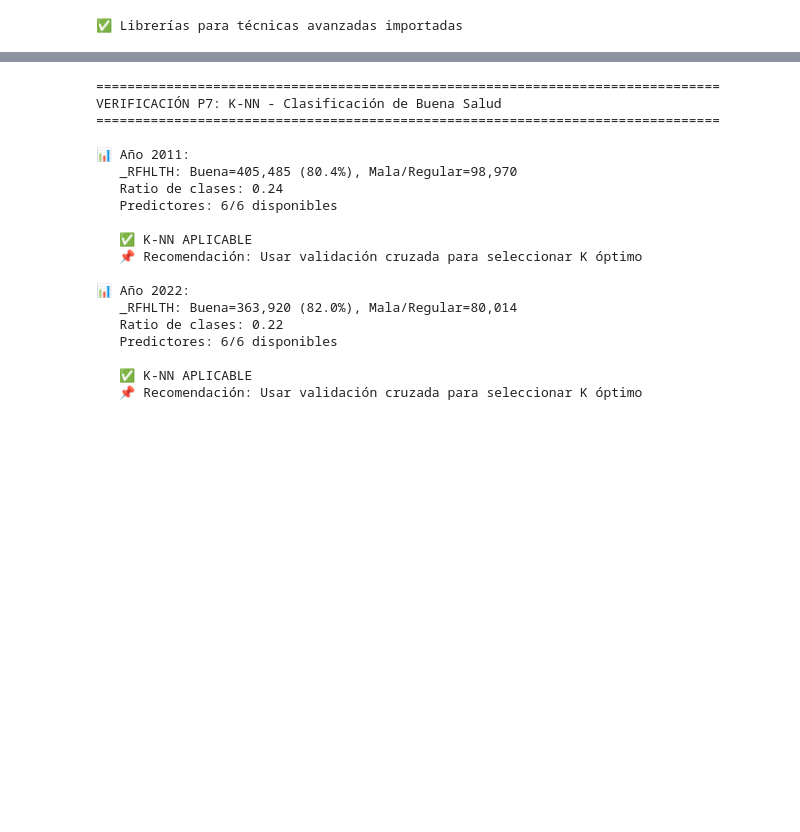
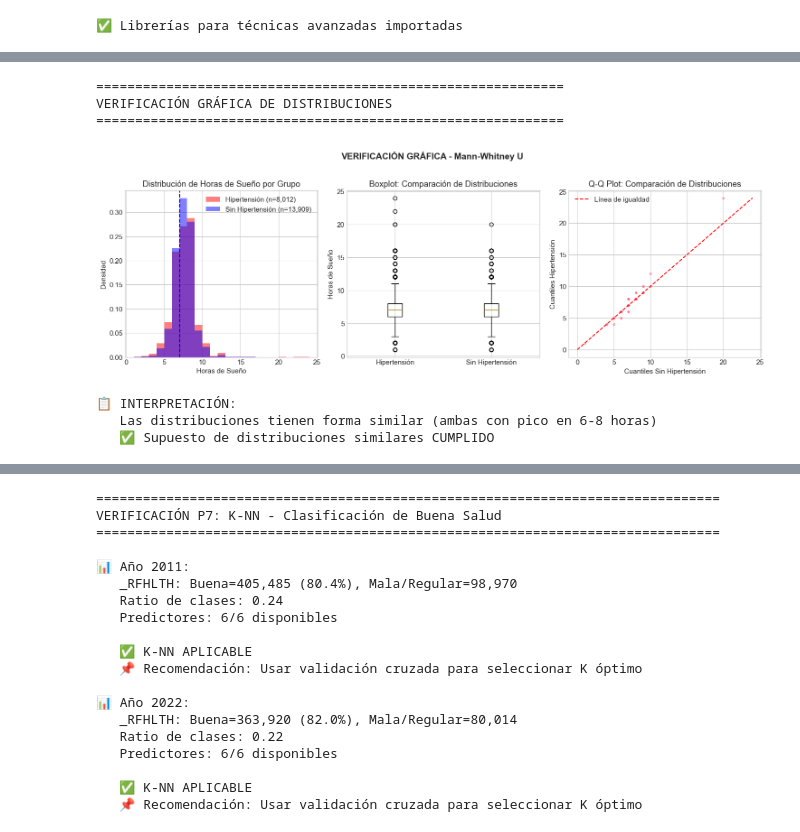
Before and after one commit to MaureenSales/Proyecto-de-Estadistica, a Jupyter notebook: BRFSS_2011_2022_Analysis.ipynb, the cells around one changed output, grey strips where cells are left out. Drawn from its saved outputs; the diff is of its cells as text; code cells hidden in the pictures; blank space fills up the shorter version.

```diff
--- a/BRFSS_2011_2022_Analysis.ipynb
+++ b/BRFSS_2011_2022_Analysis.ipynb
@@ -2405,0 +2334,54 @@ VERIFICACIÓN P6: MANN-WHITNEY U - Sueño según Hipertensión
+# %%
+# =============================================================================
+# VERIFICACIÓN GRÁFICA - Distribuciones similares
+# =============================================================================
+print('\n' + '=' * 60)
+print('VERIFICACIÓN GRÁFICA DE DISTRIBUCIONES')
+print('=' * 60)
+
+fig, axes = plt.subplots(1, 3, figsize=(15, 5))
+
+# Histogramas superpuestos
+ax1 = axes[0]
+ax1.hist(grupo_hiper, bins=range(1, 25), alpha=0.5, label=f'Hipertensión (n={len(grupo_hiper):,})', density=True, color='red')
+ax1.hist(grupo_no_hiper, bins=range(1, 25), alpha=0.5, label=f'Sin Hipertensión (n={len(grupo_no_hiper):,})', density=True, color='blue')
+ax1.set_xlabel('Horas de Sueño')
+ax1.set_ylabel('Densidad')
+ax1.set_title('Distribución de Horas de Sueño por Grupo')
+ax1.legend()
+ax1.axvline(np.median(grupo_hiper), color='red', linestyle='--', label='Mediana Hiper')
+ax1.axvline(np.median(grupo_no_hiper), color='blue', linestyle='--', label='Mediana No Hiper')
+
+# Boxplot
+ax2 = axes[1]
+ax2.boxplot([grupo_hiper, grupo_no_hiper], labels=['Hipertensión', 'Sin Hipertensión'])
+ax2.set_ylabel('Horas de Sueño')
+ax2.set_title('Boxplot: Comparación de Distribuciones')
+
+# QQ-plots comparativos
+ax3 = axes[2]
+percentiles = np.linspace(0, 100, 100)
+q_hiper = np.percentile(grupo_hiper, percentiles)
+q_no_hiper = np.percentile(grupo_no_hiper, percentiles)
+ax3.scatter(q_no_hiper, q_hiper, alpha=0.5, s=10)
+ax3.plot([0, 24], [0, 24], 'r--', label='Línea de igualdad')
+ax3.set_xlabel('Cuantiles Sin Hipertensión')
+ax3.set_ylabel('Cuantiles Hipertensión')
+ax3.set_title('Q-Q Plot: Comparación de Distribuciones')
+ax3.legend()
+
+plt.suptitle('VERIFICACIÓN GRÁFICA - Mann-Whitney U', fontsize=14, fontweight='bold', y=1.02)
+plt.tight_layout()
+plt.show()
+
+print('\n📋 INTERPRETACIÓN:')
+print('   Las distribuciones tienen forma similar (ambas con pico en 6-8 horas)')
+print('   ✅ Supuesto de distribuciones similares CUMPLIDO')
+# %% [output]
+============================================================
+VERIFICACIÓN GRÁFICA DE DISTRIBUCIONES
+============================================================
+[figure, added]
+📋 INTERPRETACIÓN:
+   Las distribuciones tienen forma similar (ambas con pico en 6-8 horas)
+   ✅ Supuesto de distribuciones similares CUMPLIDO
```
Also changed, not shown: parts of 37 cells of this notebook, 34 other files.
